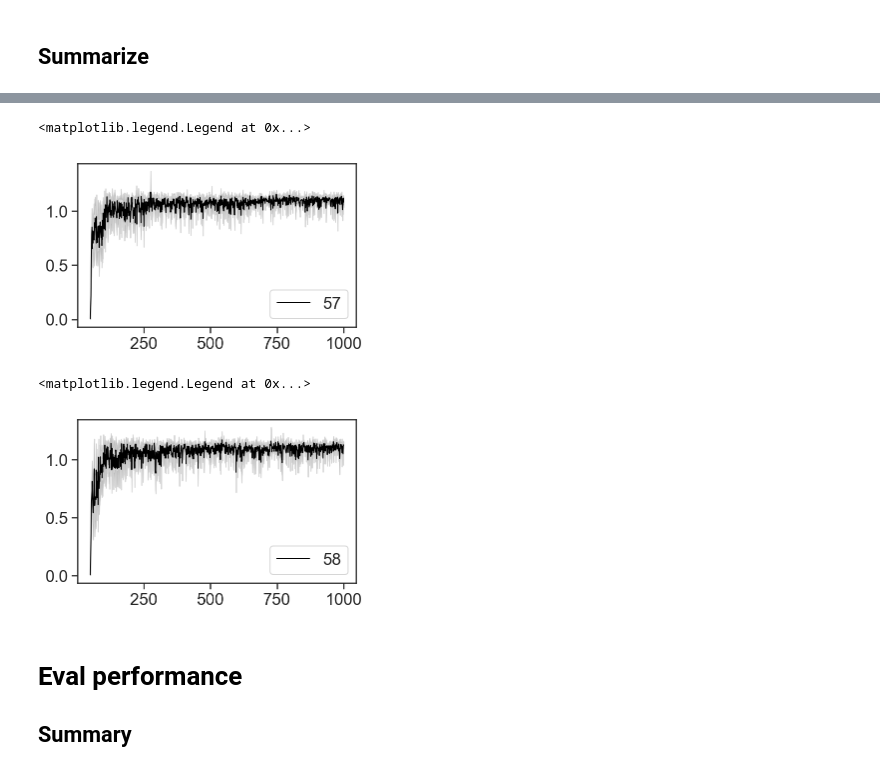
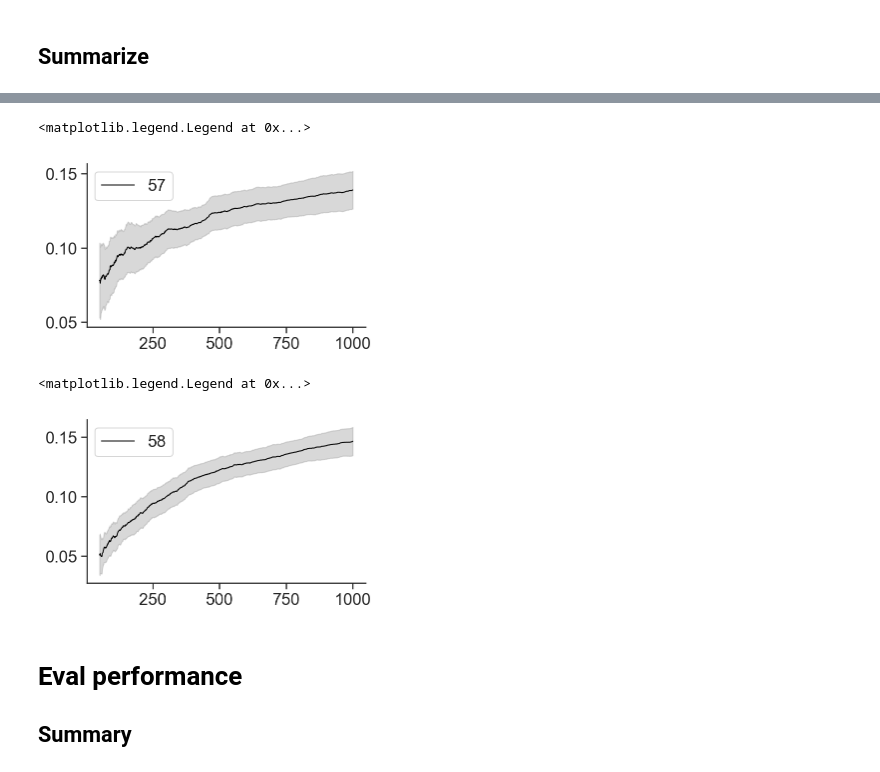
Before and after one commit to CoAxLab/azad, a Jupyter notebook: notebooks/wythoff_exp55-58.ipynb, the cells around one changed output, grey strips where cells are left out. Cells and saved outputs as stored; diff of their text form; code cells hidden in the pictures.

```diff
--- a/notebooks/wythoff_exp55-58.ipynb
+++ b/notebooks/wythoff_exp55-58.ipynb
@@ -192,7 +192,7 @@ _ = plt.xlabel("Episode")
 # %% [markdown]
 ## Summarize
 # %%
-key = 'Q'
+key = 'score'
 episode_55, exp_55_avg, exp_55_sem = score_summary(exp_55, key=key)
 episode_56, exp_56_avg, exp_56_sem = score_summary(exp_56, key=key)
 episode_57, exp_57_avg, exp_57_sem = score_summary(exp_57, key=key)
@@ -226,21 +228,23 @@ _ = plt.fill_between(episode_57,
                        exp_57_avg + 2*exp_57_sem,
                        exp_57_avg - 2*exp_57_sem,
                        color='grey', alpha=0.3)
+_ = sns.despine()
 plt.legend()
 # %% [output]
 <matplotlib.legend.Legend at 0x...>
-[figure, old version]
+[figure, new version]
 # %%
 plt.figure(figsize=(5, 3))
 _ = plt.plot(episode_58, exp_58_avg, linestyle="-", color='black', alpha=1.0, linewidth=1, label="58")
 _ = plt.fill_between(episode_58,
                        exp_58_avg + 2*exp_58_sem,
                        exp_58_avg - 2*exp_58_sem,
                        color='grey', alpha=0.3)
+_ = sns.despine()
 plt.legend()
 # %% [output]
 <matplotlib.legend.Legend at 0x...>
-[figure, old version]
+[figure, new version]
 # %% [markdown]
 # Eval performance
 ## Summary
```
Also changed, not shown: parts of 4 cells of this notebook.
